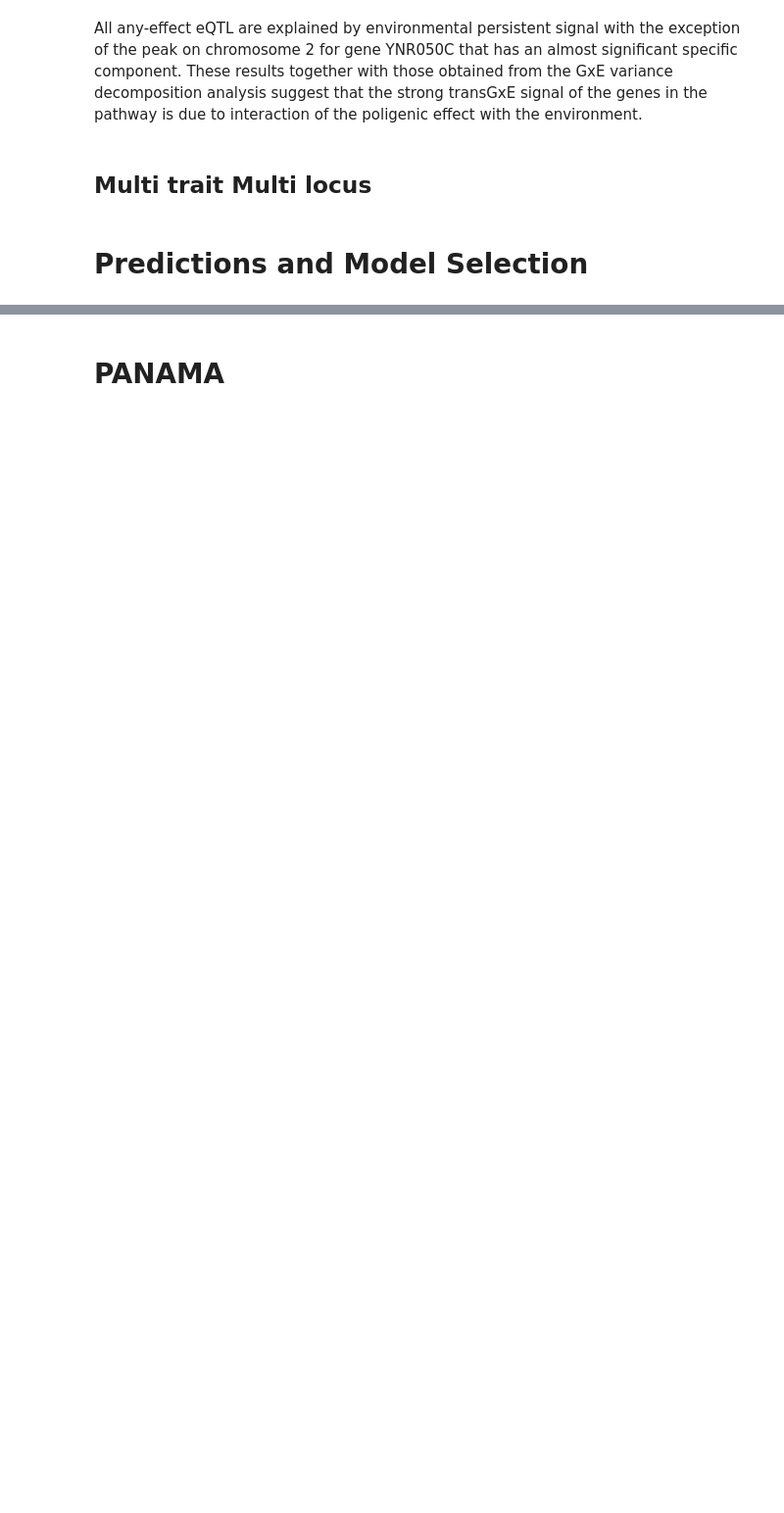
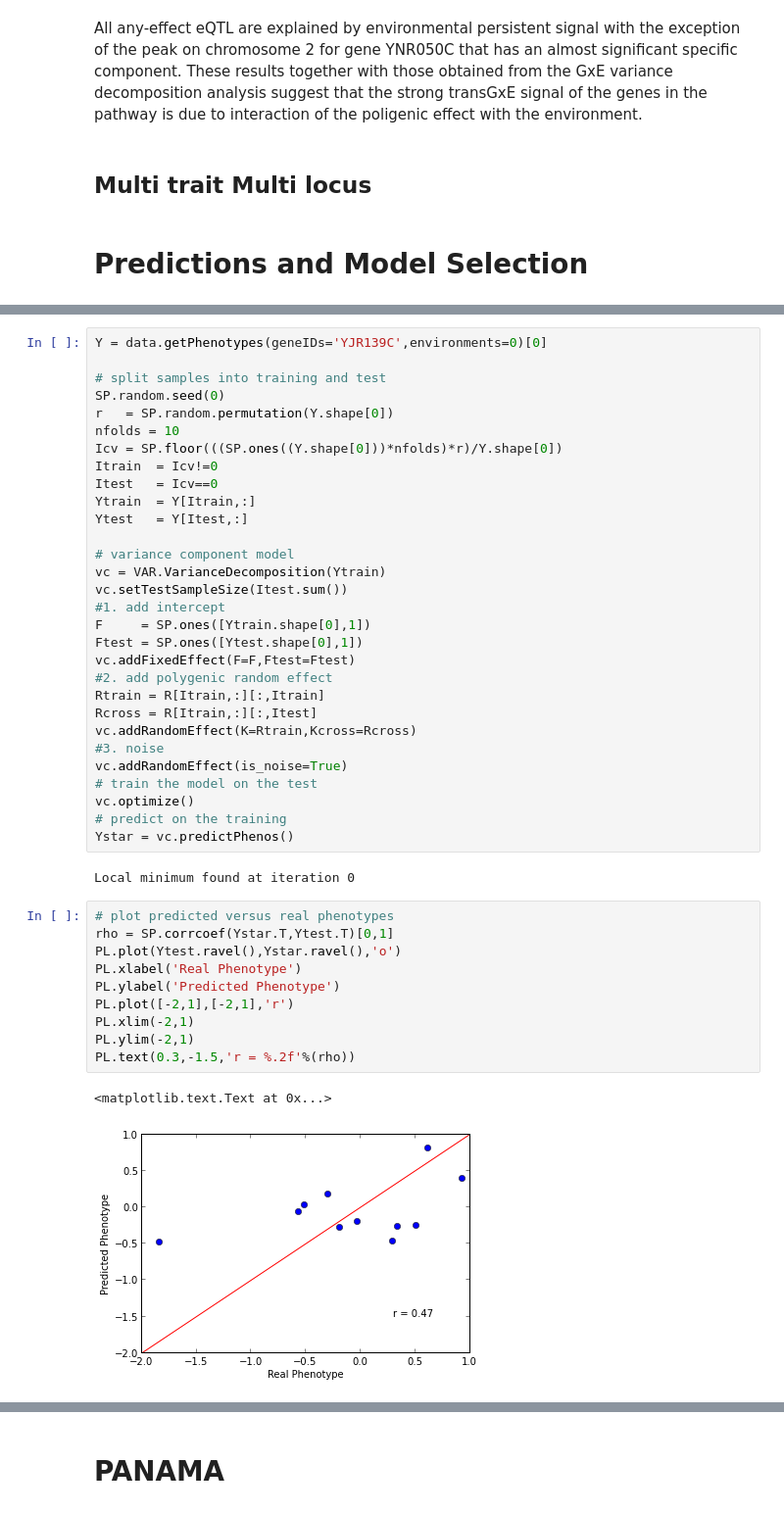
Before and after one commit to PMBio/limix-tutorials, a Jupyter notebook: demo_yeast.ipynb, the cells around one changed output, grey strips where cells are left out. Shown at 98% size. Saved outputs shown, nothing was run; the diff lists cells and outputs as text; blank space fills up the shorter version.

```diff
--- a/demo_yeast.ipynb
+++ b/demo_yeast.ipynb
@@ -801,0 +913,45 @@ PL.imshow(Cn)
+# %%
+Y = data.getPhenotypes(geneIDs='YJR139C',environments=0)[0]
+
+# split samples into training and test
+SP.random.seed(0)
+r   = SP.random.permutation(Y.shape[0])
+nfolds = 10
+Icv = SP.floor(((SP.ones((Y.shape[0]))*nfolds)*r)/Y.shape[0])
+Itrain  = Icv!=0
+Itest   = Icv==0
+Ytrain  = Y[Itrain,:]
+Ytest   = Y[Itest,:]
+
+# variance component model
+vc = VAR.VarianceDecomposition(Ytrain)
+vc.setTestSampleSize(Itest.sum())
+#1. add intercept
+F     = SP.ones([Ytrain.shape[0],1])
+Ftest = SP.ones([Ytest.shape[0],1])
+vc.addFixedEffect(F=F,Ftest=Ftest)
+#2. add polygenic random effect
+Rtrain = R[Itrain,:][:,Itrain]
+Rcross = R[Itrain,:][:,Itest]
+vc.addRandomEffect(K=Rtrain,Kcross=Rcross)
+#3. noise
+vc.addRandomEffect(is_noise=True)
+# train the model on the test
+vc.optimize()
+# predict on the training
+Ystar = vc.predictPhenos()
+# %% [output]
+Local minimum found at iteration 0
+# %%
+# plot predicted versus real phenotypes
+rho = SP.corrcoef(Ystar.T,Ytest.T)[0,1]
+PL.plot(Ytest.ravel(),Ystar.ravel(),'o')
+PL.xlabel('Real Phenotype')
+PL.ylabel('Predicted Phenotype')
+PL.plot([-2,1],[-2,1],'r')
+PL.xlim(-2,1)
+PL.ylim(-2,1)
+PL.text(0.3,-1.5,'r = %.2f'%(rho))
+# %% [output]
+<matplotlib.text.Text at 0x...>
+[figure, added]
```
Also changed, not shown: parts of 23 cells of this notebook.
